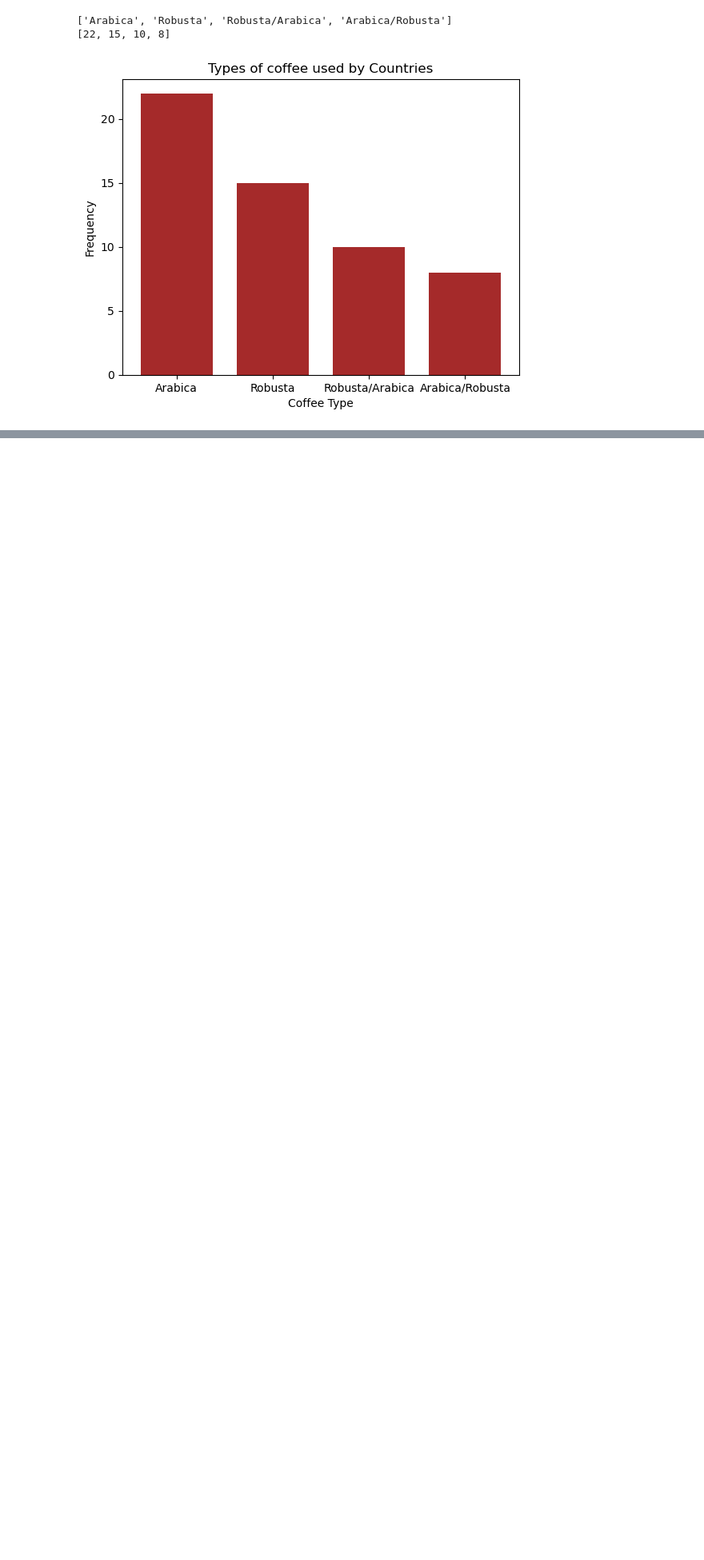
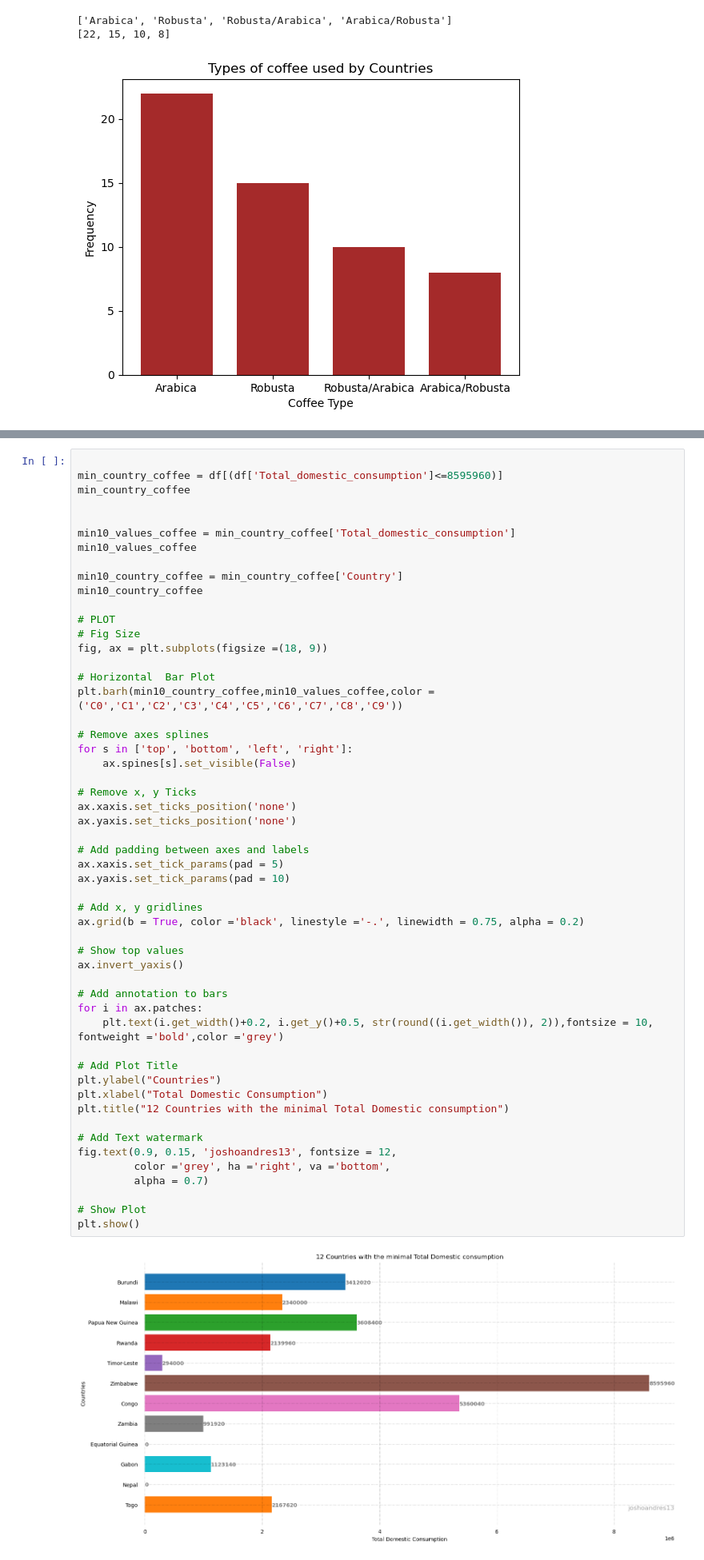
Before and after one commit to joshoandres13/coffee, a Jupyter notebook: domestic_consumption.ipynb, the cells around one changed output, grey strips where cells are left out. Shown at 80% size. Drawn from its saved outputs; the diff is of its cells as text; blank space fills up the shorter version.

```diff
--- a/domestic_consumption.ipynb
+++ b/domestic_consumption.ipynb
@@ -153,0 +170,55 @@ plt.show()
+# %%
+
+min_country_coffee = df[(df['Total_domestic_consumption']<=8595960)]
+min_country_coffee
+
+
+min10_values_coffee = min_country_coffee['Total_domestic_consumption']
+min10_values_coffee
+
+min10_country_coffee = min_country_coffee['Country']
+min10_country_coffee
+
+# PLOT
+# Fig Size
+fig, ax = plt.subplots(figsize =(18, 9))
+
+# Horizontal  Bar Plot
+plt.barh(min10_country_coffee,min10_values_coffee,color =('C0','C1','C2','C3','C4','C5','C6','C7','C8','C9'))
+
+# Remove axes splines
+for s in ['top', 'bottom', 'left', 'right']:
+    ax.spines[s].set_visible(False)
+
+# Remove x, y Ticks
+ax.xaxis.set_ticks_position('none')
+ax.yaxis.set_ticks_position('none')
+
+# Add padding between axes and labels
+ax.xaxis.set_tick_params(pad = 5)
+ax.yaxis.set_tick_params(pad = 10)
+
+# Add x, y gridlines
+ax.grid(b = True, color ='black', linestyle ='-.', linewidth = 0.75, alpha = 0.2)
+
+# Show top values
+ax.invert_yaxis()
+
+# Add annotation to bars
+for i in ax.patches:
+    plt.text(i.get_width()+0.2, i.get_y()+0.5, str(round((i.get_width()), 2)),fontsize = 10, fontweight ='bold',color ='grey')
+
+# Add Plot Title
+plt.ylabel("Countries")
+plt.xlabel("Total Domestic Consumption")
+plt.title("12 Countries with the minimal Total Domestic consumption")
+
+# Add Text watermark
+fig.text(0.9, 0.15, 'joshoandres13', fontsize = 12,
+         color ='grey', ha ='right', va ='bottom',
+         alpha = 0.7)
+
+# Show Plot
+plt.show()
+# %% [output]
+[figure, added]
```
Also changed, not shown: parts of 6 cells of this notebook.
